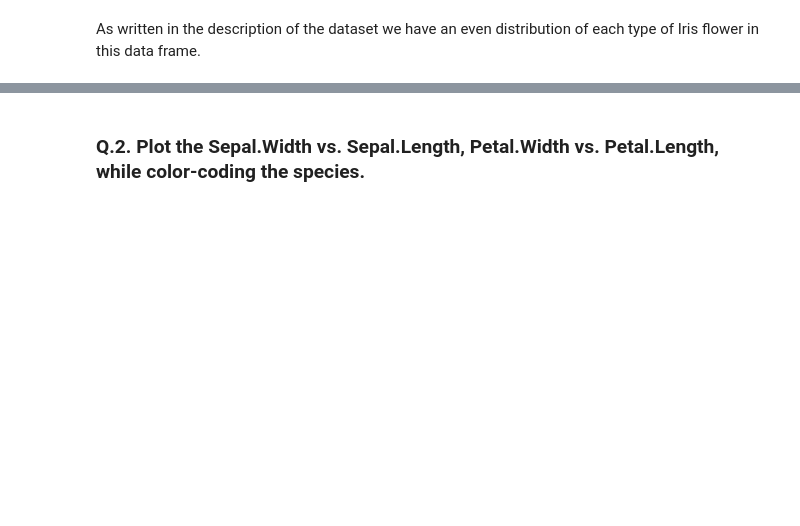
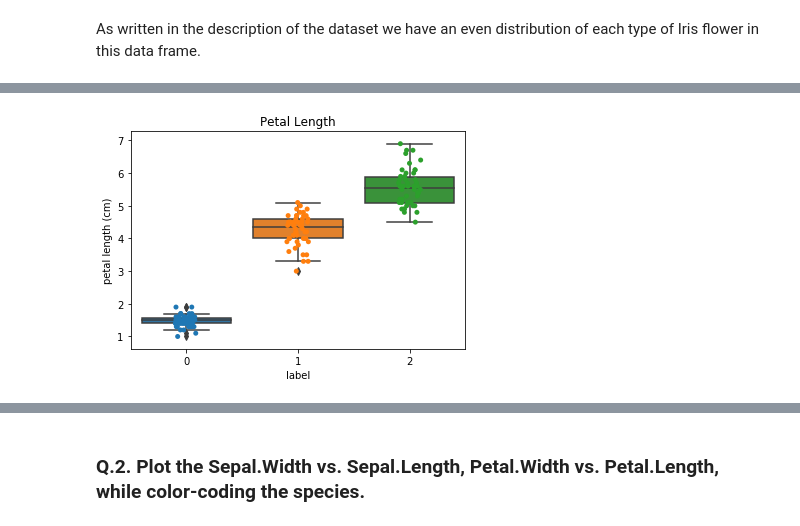
Before and after one commit to rodolfolermacontreras/ML_1_Assignment_1, a Jupyter notebook: ML510-L01-Filename.ipynb, the cells around one changed output, grey strips where cells are left out. Cells and saved outputs as stored; diff of their text form; code cells hidden in the pictures; blank space fills up the shorter version.

Commit message:
Added plots for comparison
Assignment completed

```diff
--- a/ML510-L01-Filename.ipynb
+++ b/ML510-L01-Filename.ipynb
@@ -128,0 +145,8 @@ As written in the description of the dataset we have an even distribution of eac
+# %%
+#Petal length
+fig=plt.gcf()
+fig.set_size_inches(6,4)
+fig=sns.boxplot(x='label',y='petal length (cm)',data=data).set_title('Petal Length')
+fig=sns.stripplot(x='label',y='petal length (cm)',data=data,jitter=True,edgecolor='gray')
+# %% [output]
+[figure, added]
```
Also changed, not shown: parts of 12 cells of this notebook.
